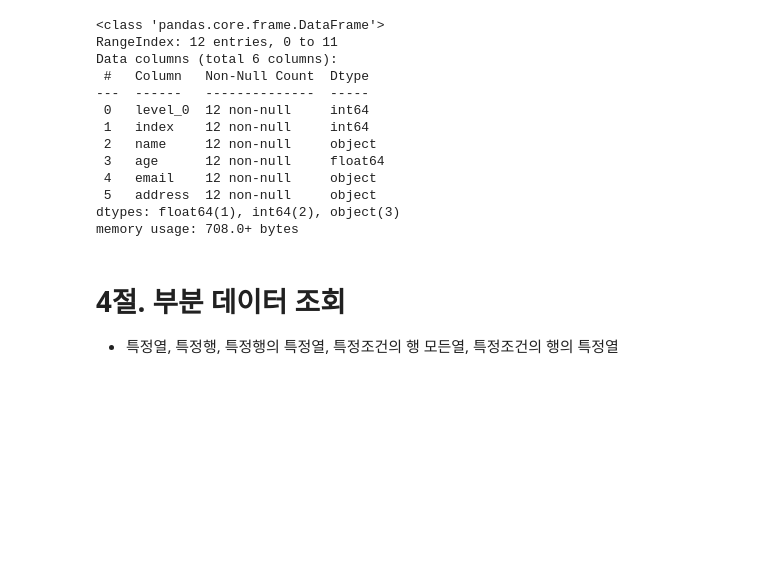
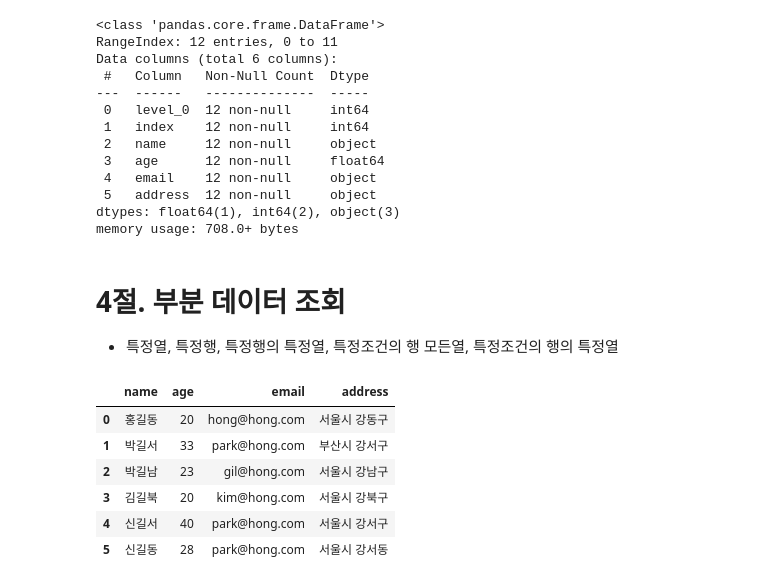
Before and after one commit to comlec/rapa, a Jupyter notebook: source/Python/ch10_Pandas(데이터프레임,시리즈).ipynb, the cells around one changed output. Saved outputs shown, nothing was run; the diff lists cells and outputs as text; code cells hidden in the pictures; blank space fills up the shorter version.

Commit message:
python_Pandas

```diff
--- a/source/Python/ch10_Pandas(데이터프레임,시리즈).ipynb
+++ b/source/Python/ch10_Pandas(데이터프레임,시리즈).ipynb
@@ -314,3 +314,15 @@ memory usage: 708.0+ bytes
 # %% [markdown]
 # 4절. 부분 데이터 조회
 - 특정열, 특정행, 특정행의 특정열, 특정조건의 행 모든열, 특정조건의 행의 특정열
+# %%
+import pandas as pd
+member = pd.read_csv('data/ch09_member2.csv')
+member
+# %% [output]
+|  | name | age | email | address |
+| 0 | 홍길동 | 20 | hong@hong.com | 서울시 강동구 |
+| 1 | 박길서 | 33 | park@hong.com | 부산시 강서구 |
+| 2 | 박길남 | 23 | gil@hong.com | 서울시 강남구 |
+| 3 | 김길북 | 20 | kim@hong.com | 서울시 강북구 |
+| 4 | 신길서 | 40 | park@hong.com | 서울시 강서구 |
+| 5 | 신길동 | 28 | park@hong.com | 서울시 강서동 |
```
Also changed, not shown: parts of 1 cell of this notebook.
